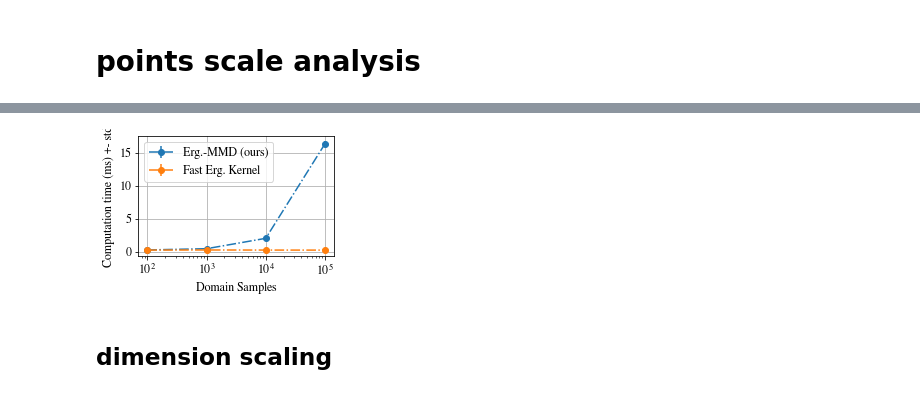
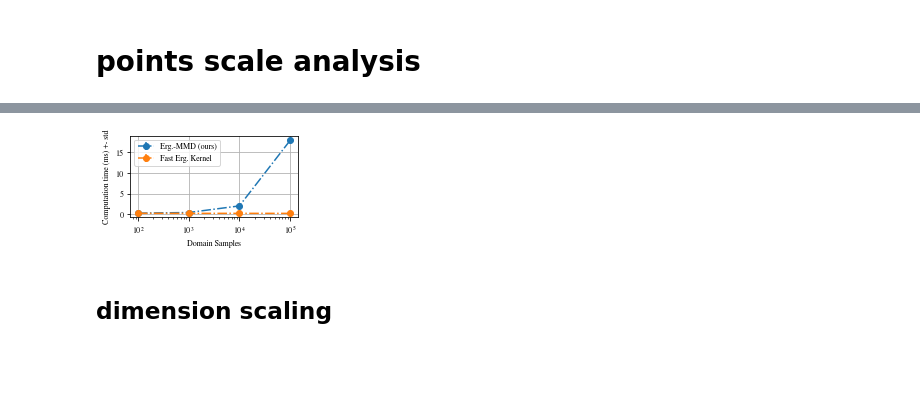
Before and after one commit to i-abr/ergodic_mmd, a Jupyter notebook: notebooks/planar_search.ipynb, the cells around one changed output, grey strips where cells are left out. Drawn from its saved outputs; the diff is of its cells as text; code cells hidden in the pictures; blank space fills up the shorter version.

Commit message:
moved figure

```diff
--- a/notebooks/planar_search.ipynb
+++ b/notebooks/planar_search.ipynb
@@ -604,20 +604,21 @@ for N in N_samples:
 # %%
 plt.rcParams["font.family"] = "freeserif"
-plt.figure(figsize=(3.5,2.2))
+plt.figure(figsize=(3.,1.5))
+plt.rcParams.update({'font.size': 8})
 
 # plt.errorbar(N_samples, np.array(log['emmd']['mean'])*1e3, yerr=np.array(log['emmd']['std'])*1e3, fmt='-.o', label="Erg.-MMD CPU (ours)")
 plt.errorbar(N_samples, np.array(log['emmd']['mean'])*1e3, yerr=np.array(log['emmd']['std'])*1e3, fmt='-.o', label="Erg.-MMD (ours)")
 plt.errorbar(N_samples, np.array(log['fast_kernel']['mean'])*1e3, yerr=np.array(log['fast_kernel']['std'])*1e3, fmt='-.o', label="Fast Erg. Kernel")
 
 plt.grid()
 plt.xscale("log")
 
 plt.xlabel("Domain Samples")
 plt.ylabel("Computation time (ms) +- std")
 plt.legend()
 plt.savefig('emmd_sample_scale.svg')
 # %% [output]
-[figure, old version]
+[figure, new version]
 # %% [markdown]
 ## dimension scaling
 # %%
```
Also changed, not shown: parts of 1 cell of this notebook, 2 other files.
